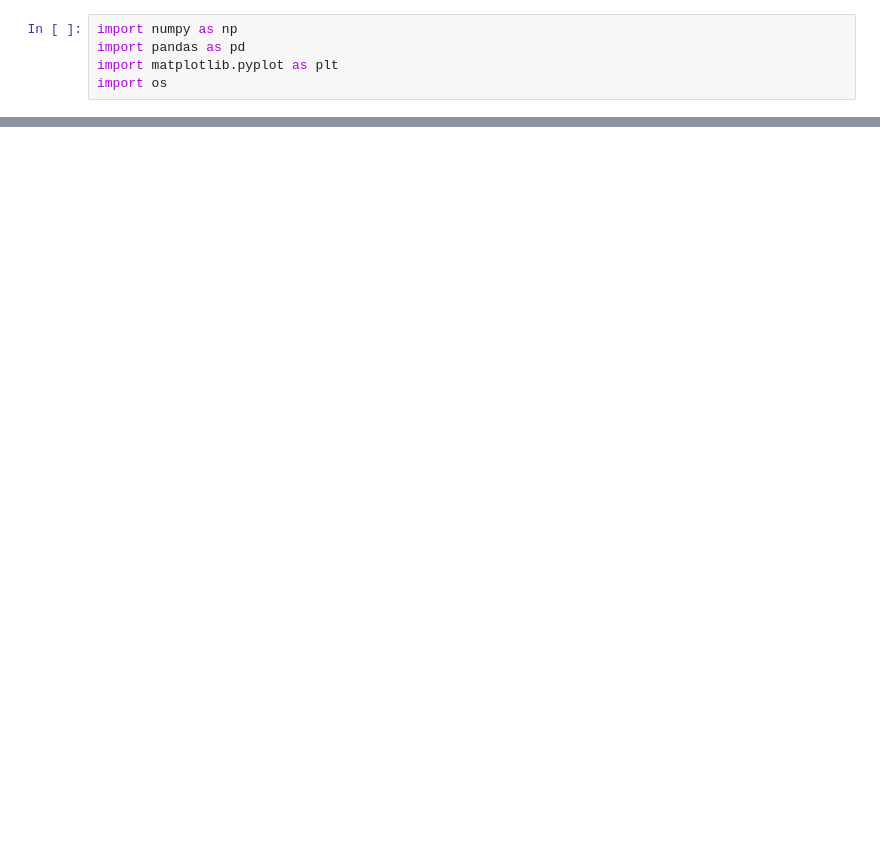
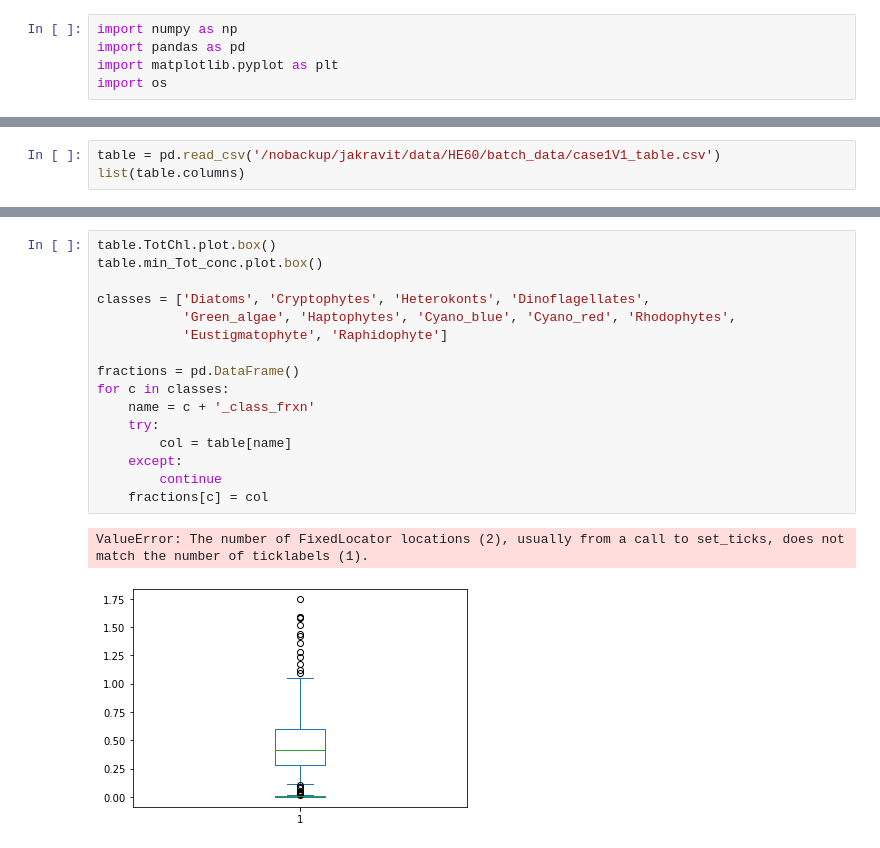
Before and after one commit to JAKravitz/SWIPE_HE, a Jupyter notebook: plot_rrs.ipynb, the cells around one changed output, grey strips where cells are left out. Drawn from its saved outputs; the diff is of its cells as text; blank space fills up the shorter version.

```diff
--- a/plot_rrs.ipynb
+++ b/plot_rrs.ipynb
@@ -29,0 +79,3 @@ for line in lines:
+# %%
+table = pd.read_csv('/nobackup/jakravit/data/HE60/batch_data/case1V1_table.csv')
+list(table.columns)
@@ -29,0 +100,19 @@ for line in lines:
+# %%
+table.TotChl.plot.box()
+table.min_Tot_conc.plot.box()
+
+classes = ['Diatoms', 'Cryptophytes', 'Heterokonts', 'Dinoflagellates',
+           'Green_algae', 'Haptophytes', 'Cyano_blue', 'Cyano_red', 'Rhodophytes',
+           'Eustigmatophyte', 'Raphidophyte']
+
+fractions = pd.DataFrame()
+for c in classes:
+    name = c + '_class_frxn'
+    try:
+        col = table[name]
+    except:
+        continue
+    fractions[c] = col
+# %% [output]
+ValueError: The number of FixedLocator locations (2), usually from a call to set_ticks, does not match the number of ticklabels (1).
+[figure, added]
```
Also changed, not shown: parts of 10 cells of this notebook, 3 other files.
